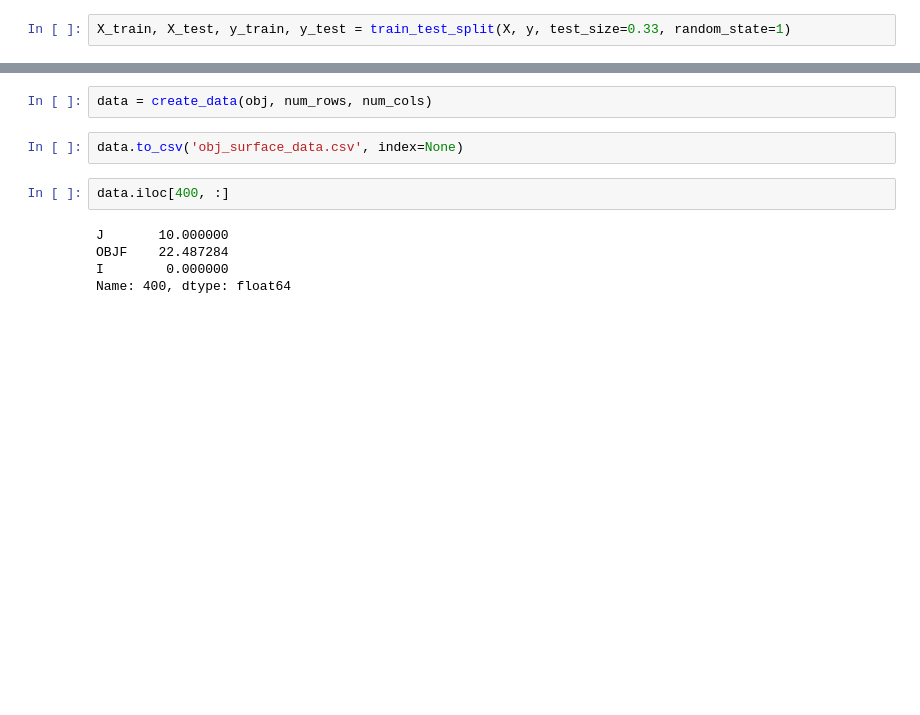
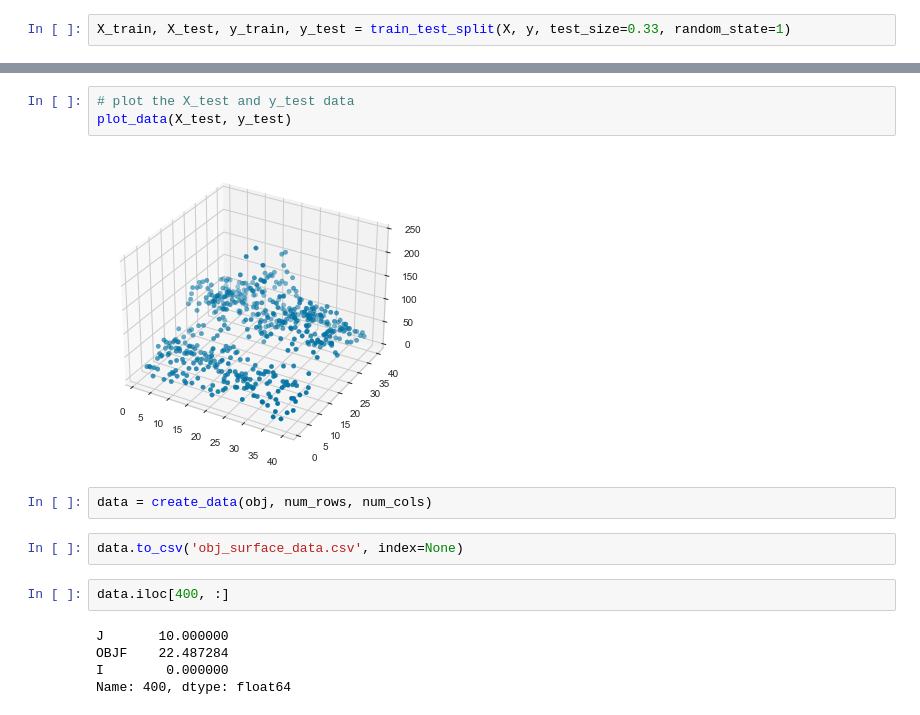
Before and after one commit to jeosol/ml_reviews, a Jupyter notebook: surrogate_models/surrogate_model.ipynb, the cells around one changed output, grey strips where cells are left out. Cells and saved outputs as stored; diff of their text form; blank space fills up the shorter version.

```diff
--- a/surrogate_models/surrogate_model.ipynb
+++ b/surrogate_models/surrogate_model.ipynb
@@ -28,3 +78,8 @@ X_train, X_test, y_train, y_test = train_test_split(X, y, test_size=0.33, random
+# %%
+# plot the X_test and y_test data
+plot_data(X_test, y_test)
+# %% [output]
+[figure, added]
 # %%
 data = create_data(obj, num_rows, num_cols)
 # %%
```
Also changed, not shown: parts of 18 cells of this notebook.
